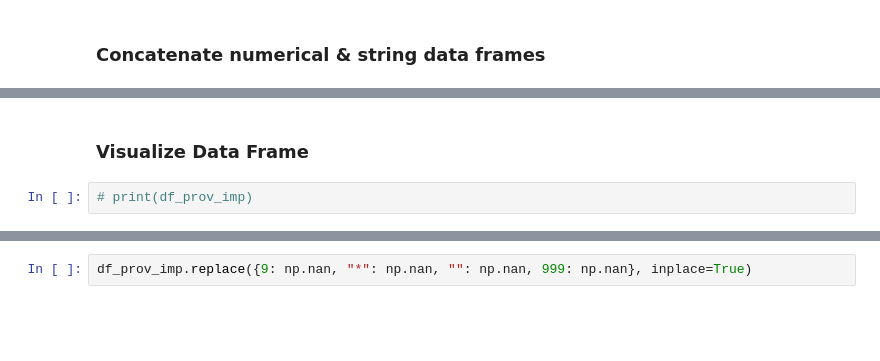
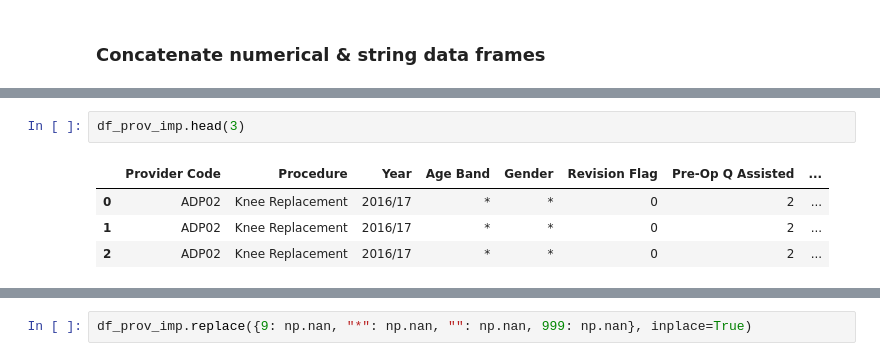
Before and after one commit to LALITAMITTAL18/EAISI-NHS, a Jupyter notebook: notebooks/Mendel/data_prep.ipynb, the cells around one changed output, grey strips where cells are left out. Cells and saved outputs as stored; diff of their text form; blank space fills up the shorter version.

```diff
--- a/notebooks/Mendel/data_prep.ipynb
+++ b/notebooks/Mendel/data_prep.ipynb
@@ -316,8 +320,11 @@ df_prov_imp = pd.concat([df_prov_num, df_prov_str], axis=1)
 print(df_prov_imp.shape)
 # %% [output]
 (139236, 81)
-# %% [markdown]
-### Visualize Data Frame
-# %%
-# print(df_prov_imp)
+# %%
+df_prov_imp.head(3)
+# %% [output]
+|  | Provider Code | Procedure | Year | Age Band | Gender | Revision Flag | Pre-Op Q Assisted | ... |
+| 0 | ADP02 | Knee Replacement | 2016/17 | * | * | 0 | 2 | ... |
+| 1 | ADP02 | Knee Replacement | 2016/17 | * | * | 0 | 2 | ... |
+| 2 | ADP02 | Knee Replacement | 2016/17 | * | * | 0 | 2 | ... |
 # %% [markdown]
```
Also changed, not shown: parts of 23 cells of this notebook, 1 other file.
